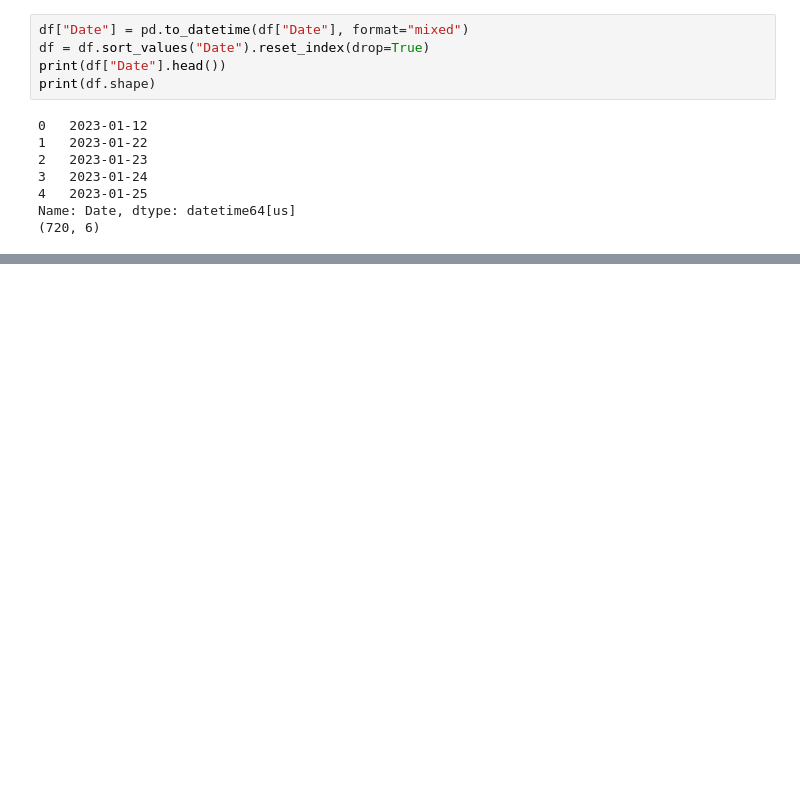
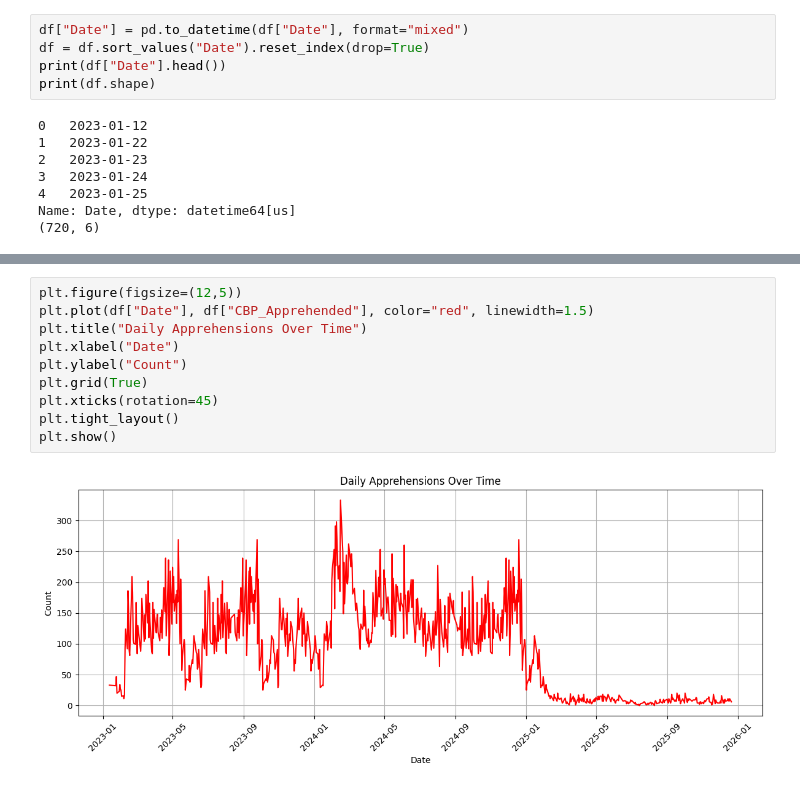
Before and after one commit to Yashika007-J/Data-Analyst-Internship-Project, a Jupyter notebook: csv.ipynb, the cells around one changed output, grey strips where cells are left out. Saved outputs shown, nothing was run; the diff lists cells and outputs as text; blank space fills up the shorter version.

```diff
--- a/csv.ipynb
+++ b/csv.ipynb
@@ -116,0 +127,12 @@ plt.show()
+# %%
+plt.figure(figsize=(12,5))
+plt.plot(df["Date"], df["CBP_Apprehended"], color="red", linewidth=1.5)
+plt.title("Daily Apprehensions Over Time")
+plt.xlabel("Date")
+plt.ylabel("Count")
+plt.grid(True)
+plt.xticks(rotation=45)
+plt.tight_layout()
+plt.show()
+# %% [output]
+[figure, added]
```
Also changed, not shown: parts of 17 cells of this notebook, 2 other files.
